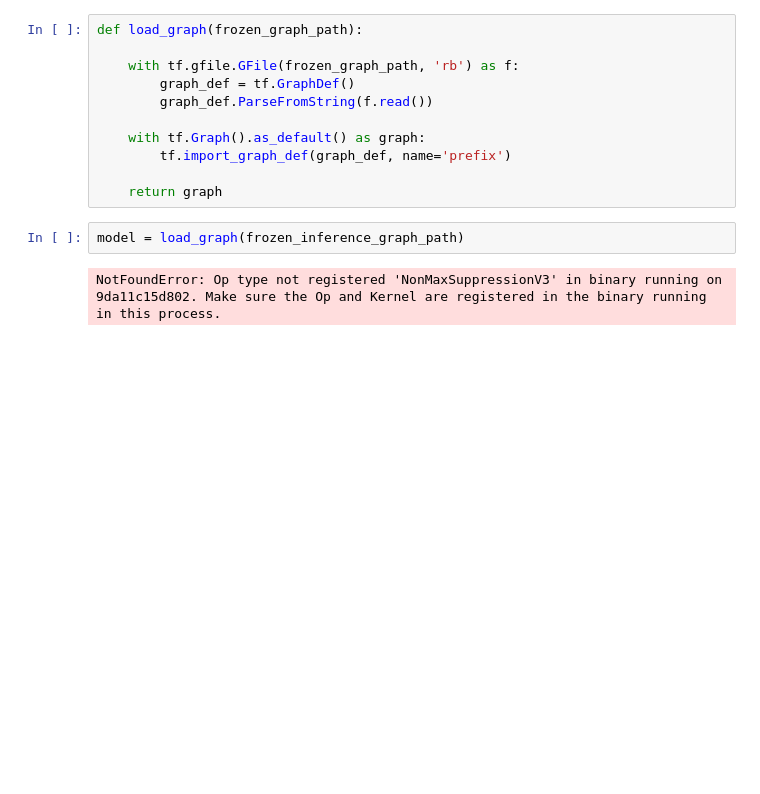
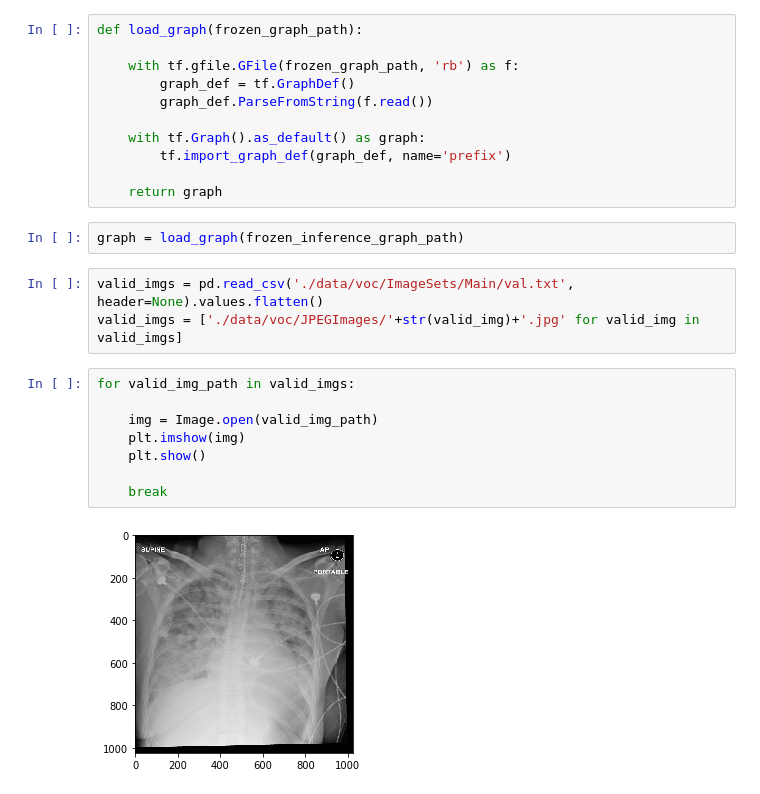
Before and after one commit to Gin04gh/datascience, a Jupyter notebook: kaggle_compe_rsna_pneumonia_detection_challenge/notebook2.ipynb, the cells around one changed output. Drawn from its saved outputs; the diff is of its cells as text; blank space fills up the shorter version.

```diff
--- a/kaggle_compe_rsna_pneumonia_detection_challenge/notebook2.ipynb
+++ b/kaggle_compe_rsna_pneumonia_detection_challenge/notebook2.ipynb
@@ -18,6 +25,17 @@ def load_graph(frozen_graph_path):
 
     return graph
 # %%
-model = load_graph(frozen_inference_graph_path)
+graph = load_graph(frozen_inference_graph_path)
-# %% [output]
-NotFoundError: Op type not registered 'NonMaxSuppressionV3' in binary running on 9da11c15d802. Make sure the Op and Kernel are registered in the binary running in this process.
+# %%
+valid_imgs = pd.read_csv('./data/voc/ImageSets/Main/val.txt', header=None).values.flatten()
+valid_imgs = ['./data/voc/JPEGImages/'+str(valid_img)+'.jpg' for valid_img in valid_imgs]
+# %%
+for valid_img_path in valid_imgs:
+
+    img = Image.open(valid_img_path)
+    plt.imshow(img)
+    plt.show()
+
+    break
+# %% [output]
+[figure, added]
```
Also changed, not shown: parts of 3 cells of this notebook.
